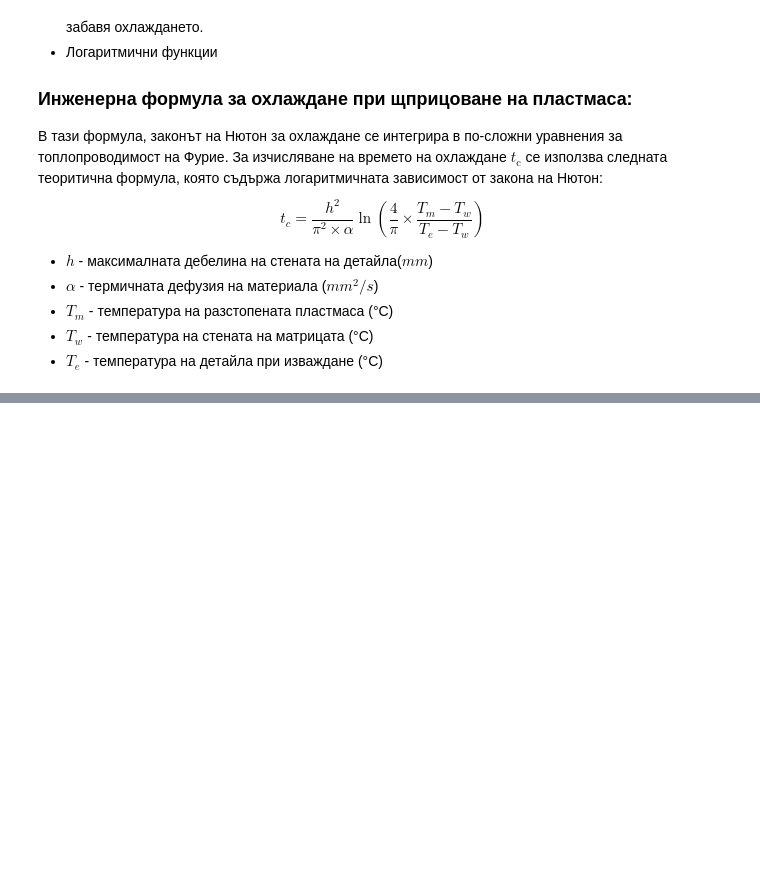
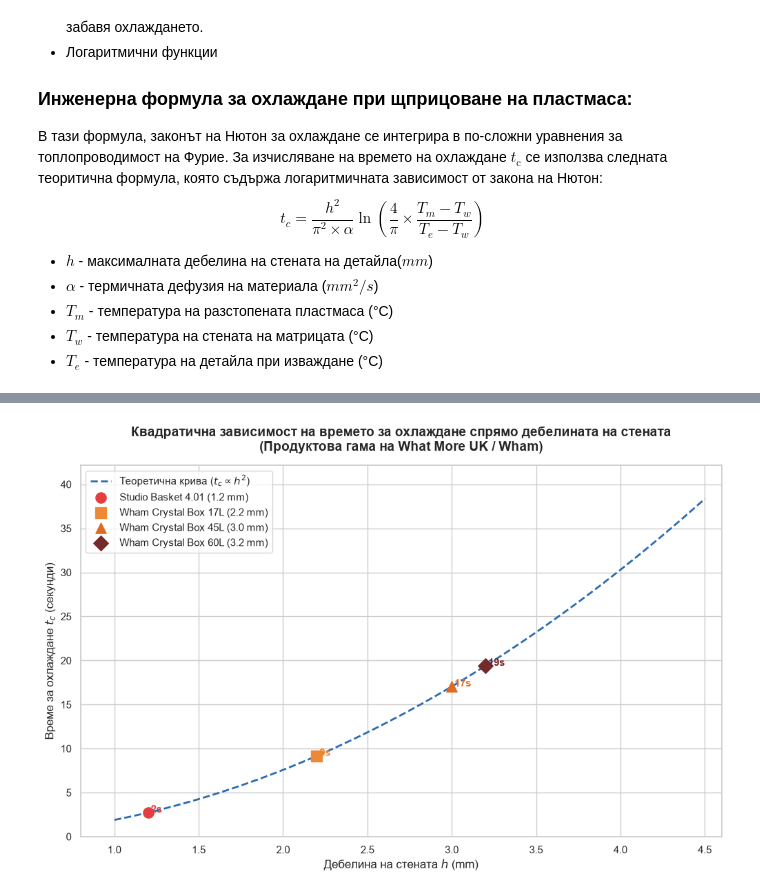
Before and after one commit to KamenKadiyski/WhamMath, a Jupyter notebook: modul2.ipynb, the cells around one changed output, grey strips where cells are left out. Drawn from its saved outputs; the diff is of its cells as text; code cells hidden in the pictures; blank space fills up the shorter version.

```diff
--- a/modul2.ipynb
+++ b/modul2.ipynb
@@ -22,0 +110,53 @@ $$t_c = \frac{h^2}{\pi^2 \times \alpha} \ln\left(\frac{4}{\pi} \times \frac{T_m
+# %%
+import matplotlib.pyplot as plt
+import seaborn as sns
+import numpy as np
+
+# 1. Задаване на стил на графиката
+sns.set_theme(style="whitegrid")
+plt.figure(figsize=(12, 7))
+
+# 2. Дефиниране на математическата функция за охлаждане (Закон на Фурие)
+# Използвам фиксирани средни температури за Полипропилен (PP)
+T_m = 230  # Температура на стопилката (°C)
+T_w = 30   # Температура на матрицата (°C)
+T_e = 85   # Температура на изваждане (°C)
+alpha = 0.082  # Термична дифузия (mm²/s)
+
+# Изчисляване на термодинамичната константа
+log_part = np.log((4 / np.pi) * ((T_m - T_w) / (T_e - T_w)))
+
+# Генерираме непрекъснат масив от дебелини от 1.0 mm до 4.5 mm
+h_line = np.linspace(1.0, 4.5, 200)
+t_cooling_line = (h_line**2 / (np.pi**2 * alpha)) * log_part
+
+# 3. Начертаване на теоретичната параболична крива
+plt.plot(h_line, t_cooling_line, color='#2b6cb0', linestyle='--', linewidth=2, label=r'Теоретична крива ($t_c \propto h^2$)')
+
+# 4. Поставяне на реални точки от гамата на Wham за контраст
+# Избираме 4 характерни продукта от твоята таблица с различни дебелини
+wham_examples = {
+    "Studio Basket 4.01": (1.2, (1.2**2 / (np.pi**2 * alpha)) * log_part, '#e53e3e', 'o'),
+    "Wham Crystal Box 17L": (2.2, (2.2**2 / (np.pi**2 * alpha)) * log_part, '#ed8936', 's'),
+    "Wham Crystal Box 45L": (3.0, (3.0**2 / (np.pi**2 * alpha)) * log_part, '#dd6b20', '^'),
+    "Wham Crystal Box 60L": (3.2, (3.2**2 / (np.pi**2 * alpha)) * log_part, '#742a2a', 'D')
+}
+
+# Поставяме точките върху графиката
+for name, (h_val, t_val, color, marker) in wham_examples.items():
+    plt.scatter(h_val, t_val, color=color, s=120, marker=marker, zorder=5, label=f"{name} ({h_val} mm)")
+    # Добавяне на текстов етикет до всяка точка
+    plt.annotate(f" {int(t_val)}s", (h_val, t_val), fontsize=11, fontweight='bold', color=color)
+
+# 5. Оформяне на графиката (Заглавия и оси)
+plt.title("Квадратична зависимост на времето за охлаждане спрямо дебелината на стената\n(Продуктова гама на What More UK / Wham)", fontsize=14, fontweight='bold', pad=15)
+plt.xlabel("Дебелина на стената $h$ (mm)", fontsize=12)
+plt.ylabel("Време за охлаждане $t_c$ (секунди)", fontsize=12)
+plt.xlim(0.8, 4.6)
+plt.ylim(0, max(t_cooling_line) * 1.1)
+plt.legend(loc="upper left", fontsize=11)
+
+# Показване на графиката в Jupyter
+plt.show()
+# %% [output]
+[figure, added]
```
Also changed, not shown: parts of 4 cells of this notebook, 2 other files.
